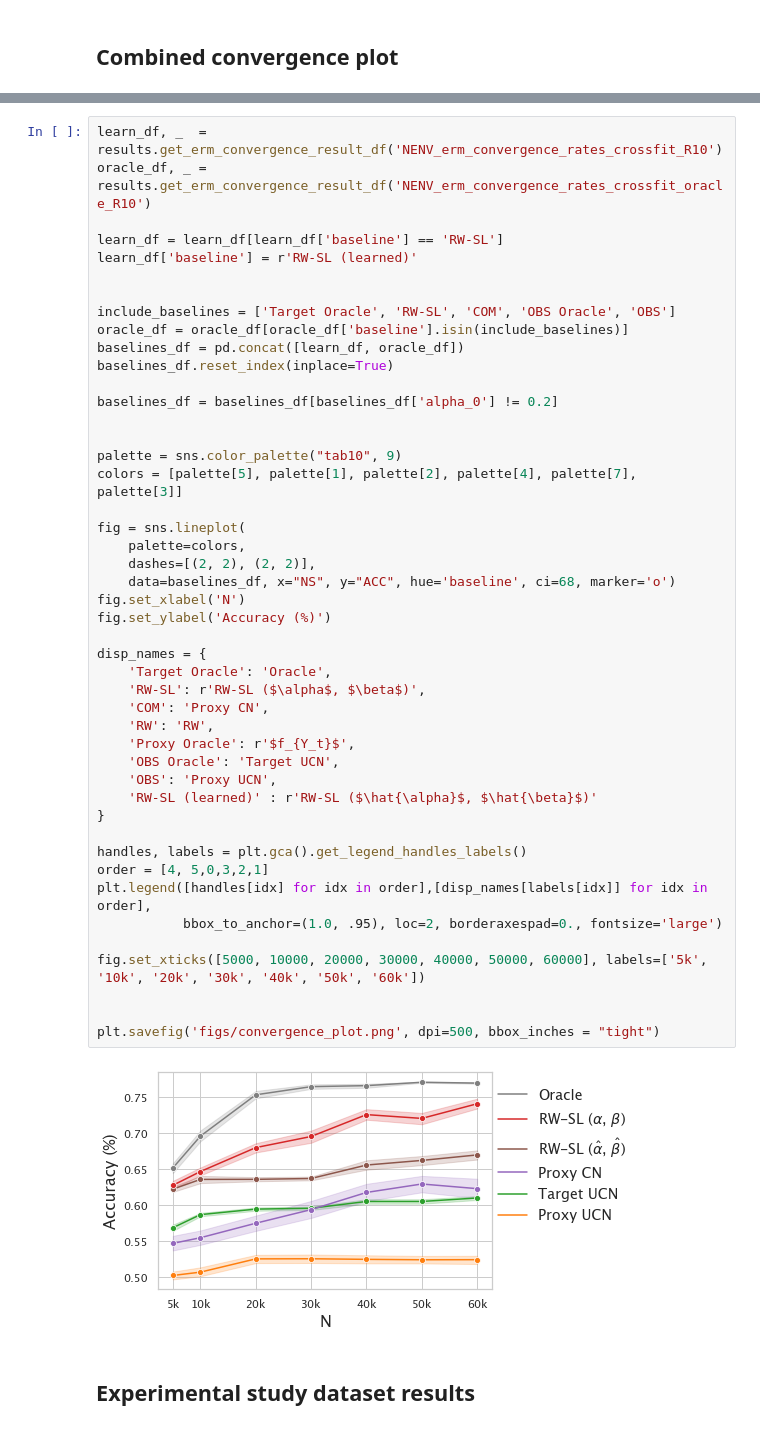
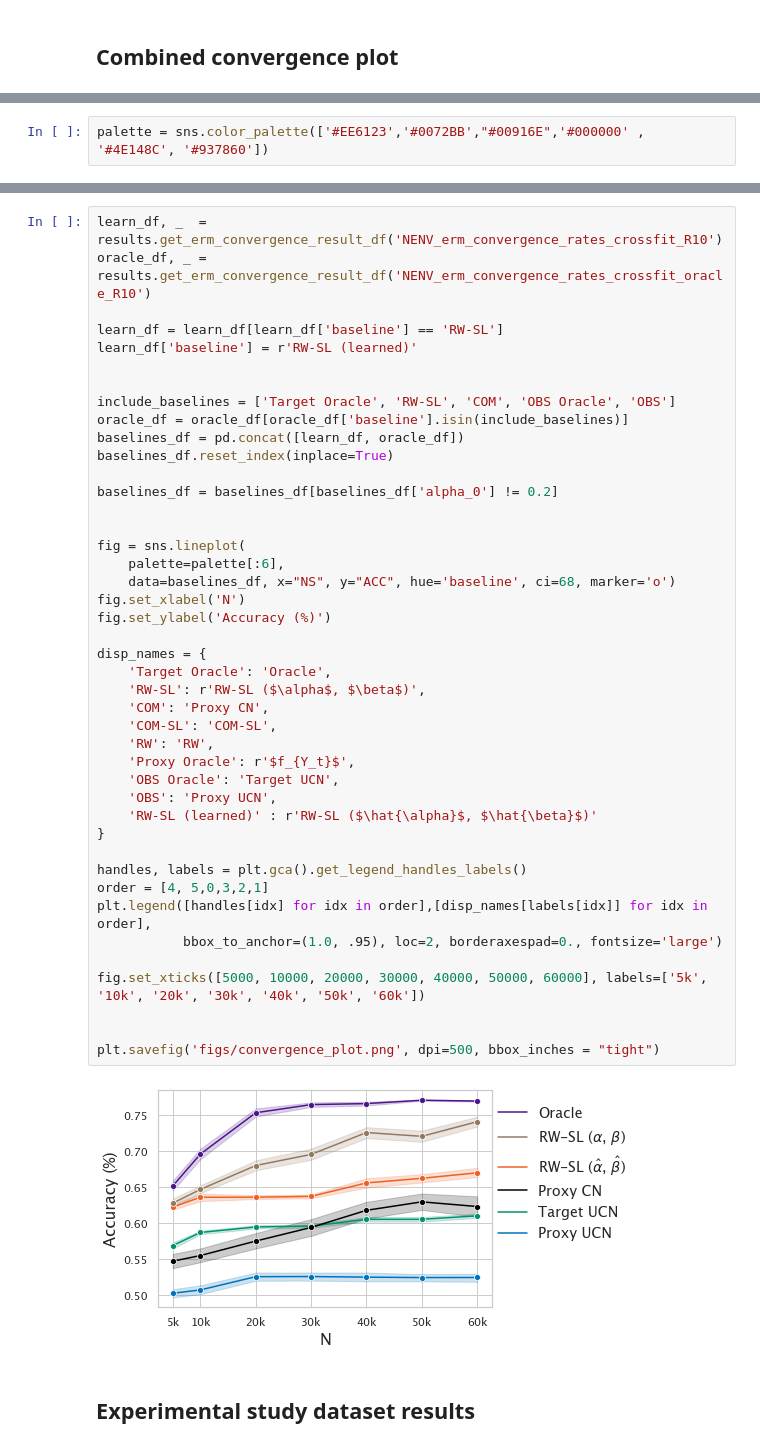
Before and after one commit to lguerdan/counterfactual-decision-support, a Jupyter notebook: notebook_results.ipynb, the cells around one changed output, grey strips where cells are left out. Saved outputs shown, nothing was run; the diff lists cells and outputs as text.

```diff
--- a/notebook_results.ipynb
+++ b/notebook_results.ipynb
@@ -49,0 +20,2 @@ colors
+# %%
+palette = sns.color_palette(['#EE6123','#0072BB',"#00916E",'#000000' , '#4E148C', '#937860'])
@@ -62,39 +43,36 @@ baselines_df.reset_index(inplace=True)
 
 baselines_df = baselines_df[baselines_df['alpha_0'] != 0.2]
 
 
-palette = sns.color_palette("tab10", 9)
-colors = [palette[5], palette[1], palette[2], palette[4], palette[7], palette[3]]
-
 fig = sns.lineplot(
-    palette=colors,
-    dashes=[(2, 2), (2, 2)],
+    palette=palette[:6],
     data=baselines_df, x="NS", y="ACC", hue='baseline', ci=68, marker='o')
 fig.set_xlabel('N')
 fig.set_ylabel('Accuracy (%)')
 
 disp_names = {
     'Target Oracle': 'Oracle',
     'RW-SL': r'RW-SL ($\alpha$, $\beta$)',
     'COM': 'Proxy CN',
+    'COM-SL': 'COM-SL',
     'RW': 'RW',
     'Proxy Oracle': r'$f_{Y_t}$',
     'OBS Oracle': 'Target UCN',
     'OBS': 'Proxy UCN',
     'RW-SL (learned)' : r'RW-SL ($\hat{\alpha}$, $\hat{\beta}$)'
 }
 
 handles, labels = plt.gca().get_legend_handles_labels()
 order = [4, 5,0,3,2,1]
 plt.legend([handles[idx] for idx in order],[disp_names[labels[idx]] for idx in order],
            bbox_to_anchor=(1.0, .95), loc=2, borderaxespad=0., fontsize='large')
 
 fig.set_xticks([5000, 10000, 20000, 30000, 40000, 50000, 60000], labels=['5k', '10k', '20k', '30k', '40k', '50k', '60k'])
 
 
 plt.savefig('figs/convergence_plot.png', dpi=500, bbox_inches = "tight")
 # %% [output]
-[figure, old version]
+[figure, new version]
 # %% [markdown]
 ## Experimental study dataset results
 # %%
```
Also changed, not shown: parts of 11 cells of this notebook, 5 other files.
